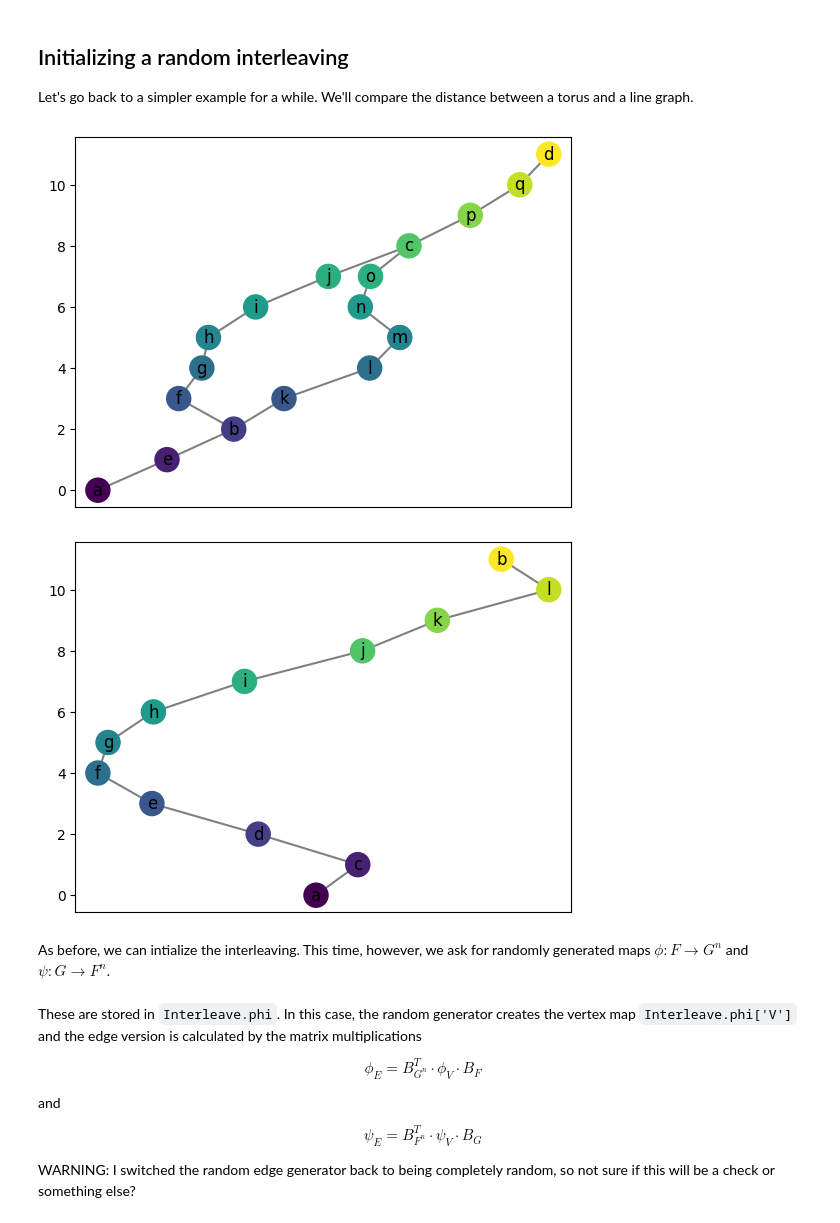
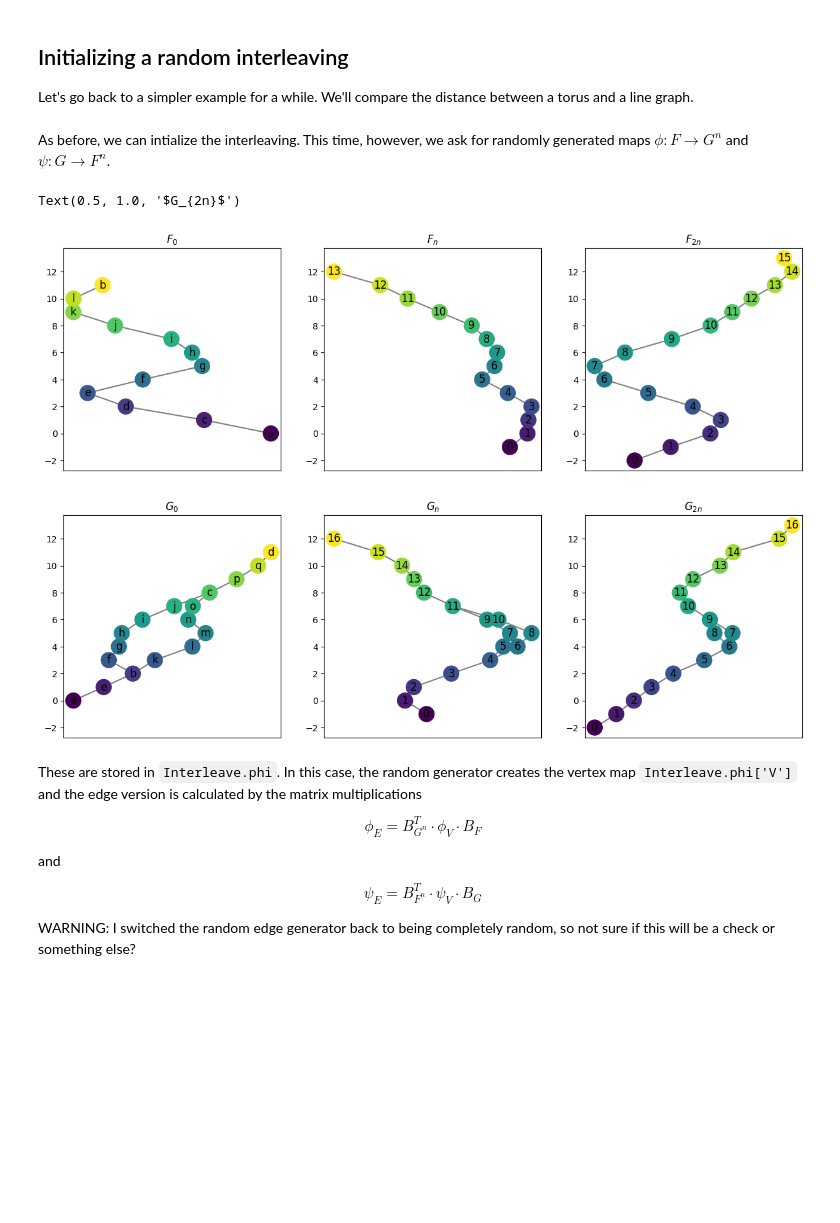
Before and after one commit to MunchLab/ceREEBerus, a Jupyter notebook: doc_source/notebooks/interleaving_basics.ipynb, the cells around one changed output. Cells and saved outputs as stored; diff of their text form; code cells hidden in the pictures; blank space fills up the shorter version.

```diff
--- a/doc_source/notebooks/interleaving_basics.ipynb
+++ b/doc_source/notebooks/interleaving_basics.ipynb
@@ -172,18 +172,34 @@ myInt.draw_D('G', 'n')
 Let's go back to a simpler example for a while. We'll compare the distance between a torus and a line graph.
 # %%
 T = ex_mg.torus(0, 2, 8, 11, delta = 1, seed = 17)
-T.draw()
+L = ex_mg.line(0, 11)
-# %% [output]
-[figure, removed]
-# %%
-L = ex_mg.line(0, 11)
-L.draw()
-# %% [output]
-[figure, removed]
 # %% [markdown]
 As before, we can intialize the interleaving. This time, however, we ask for randomly generated maps $\phi: F \to G^n$ and $\psi: G \to F^n$.
 # %%
 myInt = Interleave(L,T, initialize_random_maps = True, seed = 0)
+# %%
+fig, axs = plt.subplots(2, 3, figsize=(15, 10), sharey = True)
+
+myInt.F['0'].draw(ax = axs[0,0])
+axs[0,0].set_title(r'$F_0$')
+
+myInt.F['n'].draw(ax = axs[0,1])
+axs[0,1].set_title(r'$F_n$')
+
+myInt.F['2n'].draw(ax = axs[0,2])
+axs[0,2].set_title(r'$F_{2n}$')
+
+myInt.G['0'].draw(ax = axs[1,0])
+axs[1,0].set_title(r'$G_0$')
+
+myInt.G['n'].draw(ax = axs[1,1])
+axs[1,1].set_title(r'$G_n$')
+
+myInt.G['2n'].draw(ax = axs[1,2])
+axs[1,2].set_title(r'$G_{2n}$')
+# %% [output]
+Text(0.5, 1.0, '$G_{2n}$')
+[figure, added]
 # %% [markdown]
 These are stored in `Interleave.phi`. In this case, the random generator creates the vertex map `Interleave.phi['V']` and the edge version is calculated by the matrix multiplications
 
```
Also changed, not shown: parts of 12 cells of this notebook, 46 other files.
